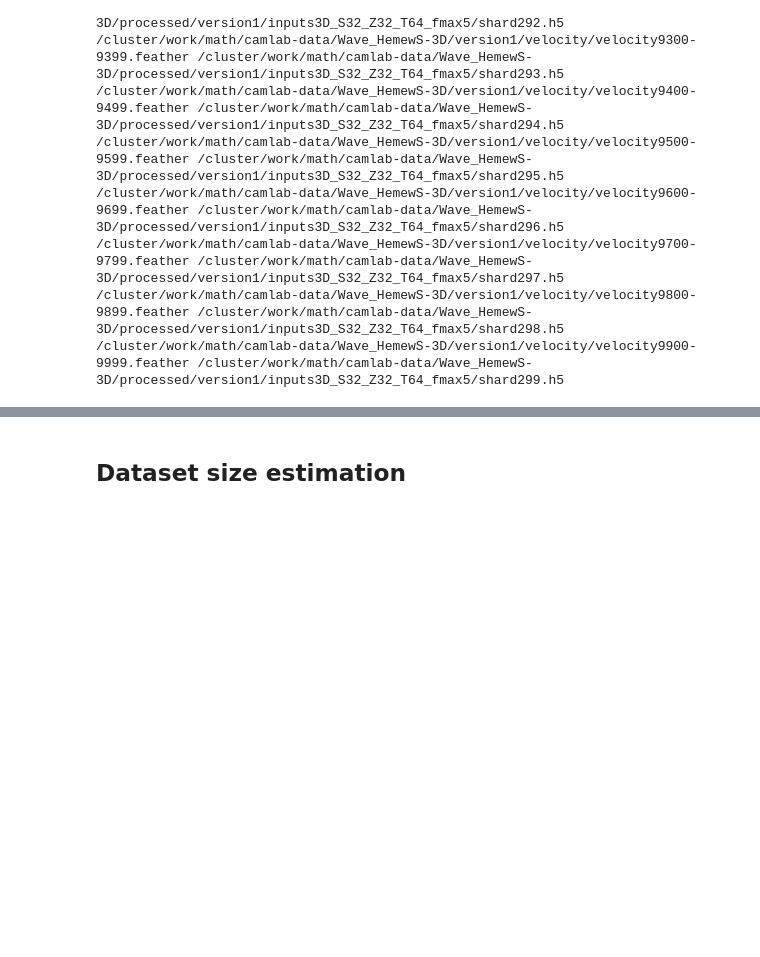
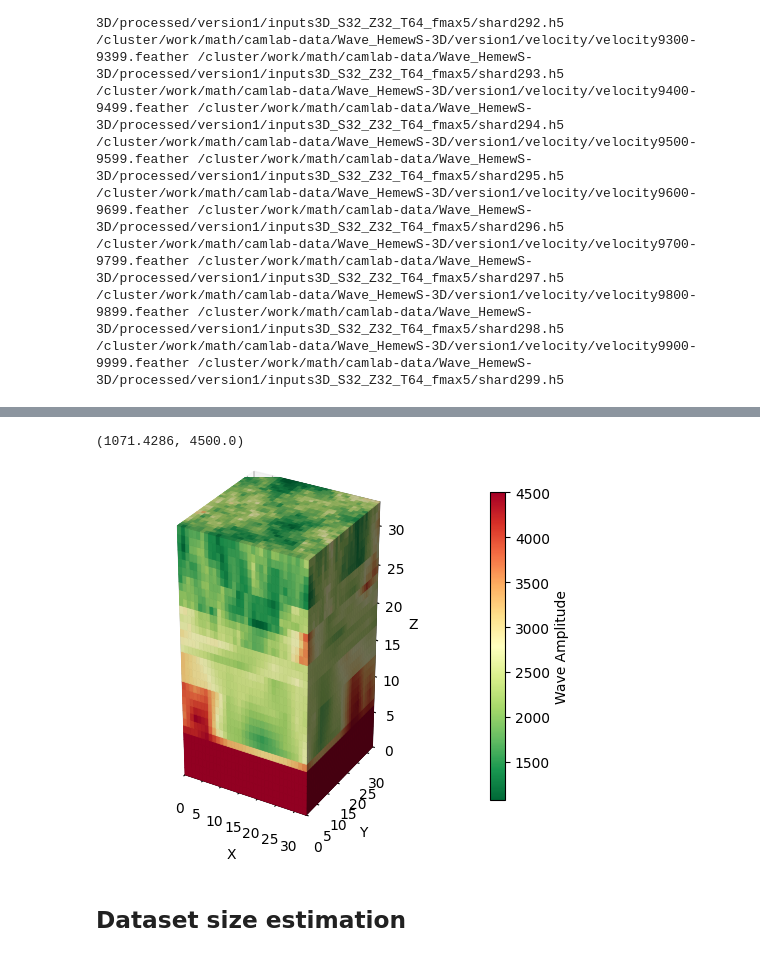
Before and after one commit to LuisCarretero/HEMEW3D, a Jupyter notebook: GenCFD-prep/data-preprocessing/dev.ipynb, the cells around one changed output, grey strips where cells are left out. Saved outputs shown, nothing was run; the diff lists cells and outputs as text; code cells hidden in the pictures; blank space fills up the shorter version.

Commit message:
Added material data V1 preprocessing

```diff
--- a/GenCFD-prep/data-preprocessing/dev.ipynb
+++ b/GenCFD-prep/data-preprocessing/dev.ipynb
@@ -182,0 +185,11 @@ There are 300 files to process. 284 files already processed. Processing the rema
+# %%
+import numpy as np
+from pathlib import Path
+import matplotlib.pyplot as plt
+import sys
+sys.path.append('/cluster/home/lcarretero/workspace/rds/HEMEW3D/GenCFD-prep/data-preprocessing')
+from plotting_utils import plot3Dcube_outer_layer
+
+
+res = list(sorted(Path(r'/cluster/work/math/camlab-data/Wave_HemewS-3D/version1/materials').glob('*.npy')))
+res
@@ -183,3 +436,28 @@ There are 300 files to process. 284 files already processed. Processing the rema
+# %%
+data.min(), data.max()
+# %% [output]
+(1071.4286, 4500.0)
+# %%
+data = np.load(res[0])[0]
+
+# Get dimensions from data
+nx, ny, nz = data.shape
+x_coords, y_coords, z_coords = np.arange(nx), np.arange(ny), np.arange(nz)
+
+# Ensure symmetric color scale
+abs_max = max(abs(data.min()), abs(data.max()))
+vmin, vmax = -abs_max, abs_max
+
+# Plot the 3D cube showing only the outer layer
+plot3Dcube_outer_layer(
+    data, x_coords, y_coords, z_coords,
+    cmap='RdYlGn_r',
+    xlabel='X', ylabel='Y', zlabel='Z',
+    vlabel='Wave Amplitude',
+    figsize=(5, 8)
+)
+# %% [output]
+[figure, added]
 # %% [markdown]
 ## Dataset size estimation
 # %%
```
Also changed, not shown: parts of 23 cells of this notebook, 3 other files.
